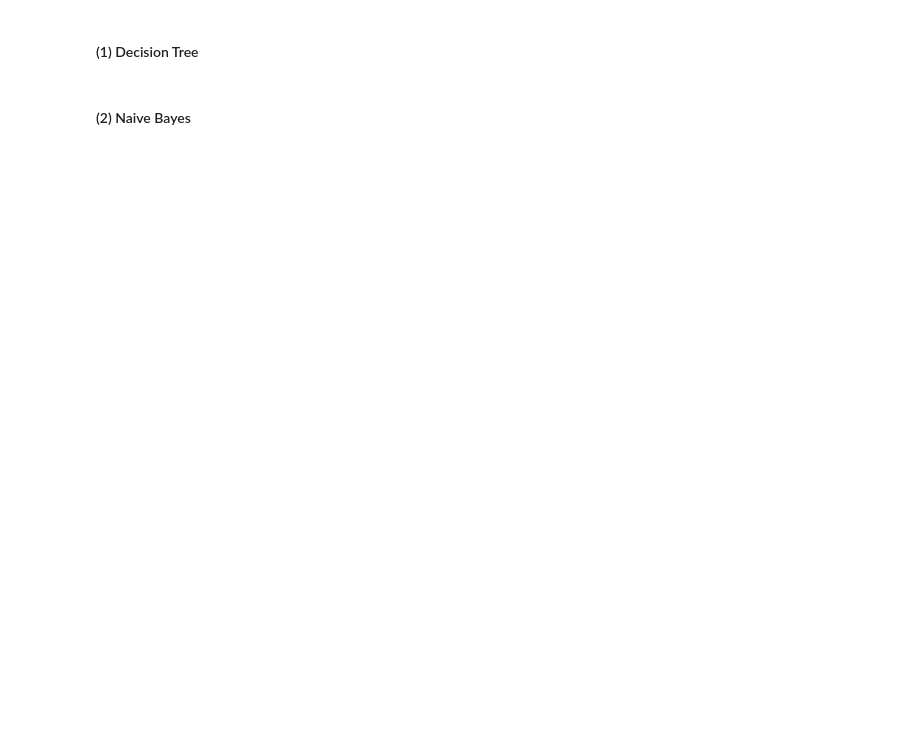
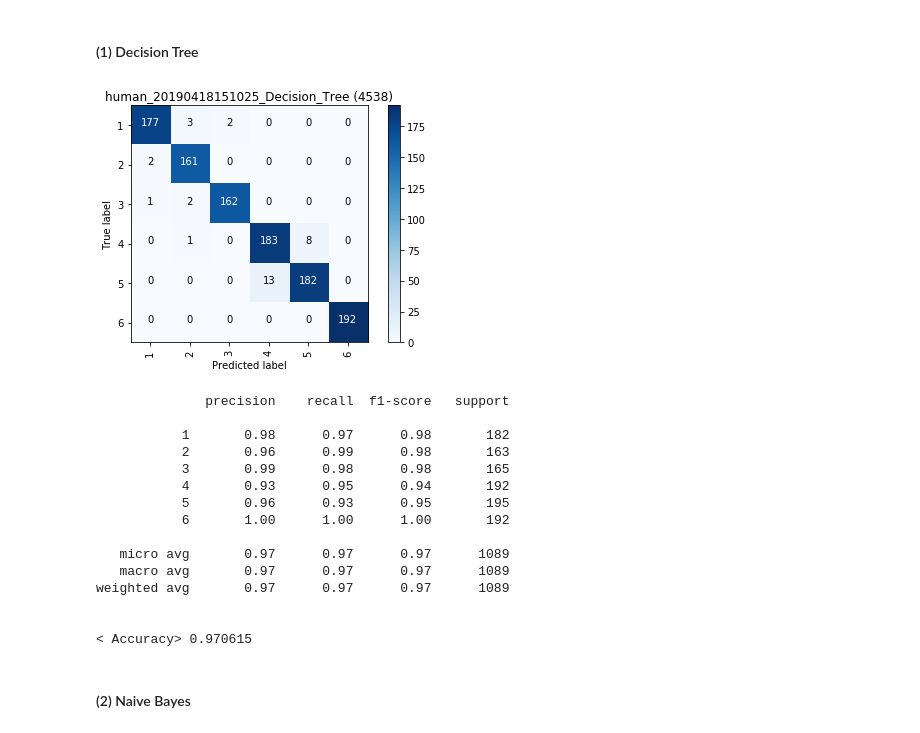
Before and after one commit to tomokoji/ce888assignment, a Jupyter notebook: src/assignment2_for_demo.ipynb, the cells around one changed output. Drawn from its saved outputs; the diff is of its cells as text; code cells hidden in the pictures; blank space fills up the shorter version.

```diff
--- a/src/assignment2_for_demo.ipynb
+++ b/src/assignment2_for_demo.ipynb
@@ -373,9 +333,28 @@ CLS.plot_confusion_matrix(cls_te, pred, unique_labels, "test", "NN", "NN")
 #### (1) Decision Tree
 # %%
 title = "%s_Decision_Tree (%d)" % (pic_file, len(X))
-true_label, pred_label, clf = CLS.train (feat_te_compressed, cls_te, 0, 0)
-#CLS.plot_confusion_matrix(true_label, pred_label, unique_labels, pic_file, title, "Decision_Tree")
-clf
+y_te, pred, clf=CLS.train (X_tr, y_tr, 0, 0)
+CLS.plot_confusion_matrix(y_te, pred, unique_labels, pic_file, title, "Decision_Tree")
+
+from sklearn import metrics
+print ("\n< Accuracy> %f" % metrics.accuracy_score(y_te, pred))
+# %% [output]
+[figure, added]
+              precision    recall  f1-score   support
+
+           1       0.98      0.97      0.98       182
+           2       0.96      0.99      0.98       163
+           3       0.99      0.98      0.98       165
+           4       0.93      0.95      0.94       192
+           5       0.96      0.93      0.95       195
+           6       1.00      1.00      1.00       192
+
+   micro avg       0.97      0.97      0.97      1089
+   macro avg       0.97      0.97      0.97      1089
+weighted avg       0.97      0.97      0.97      1089
+
+
+< Accuracy> 0.970615
 # %% [markdown]
 #### (2) Naive Bayes
 # %%
```
Also changed, not shown: parts of 34 cells of this notebook, 11 other files.
